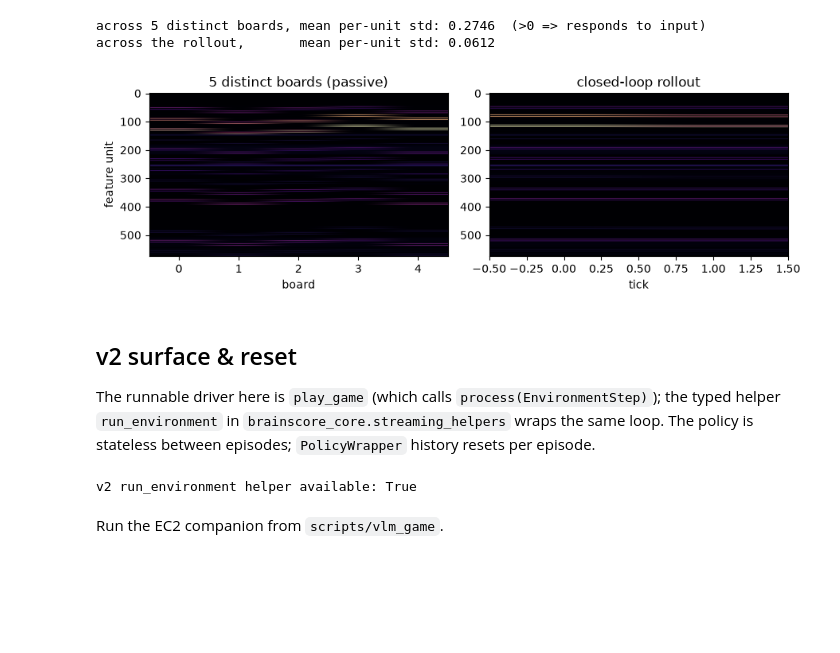
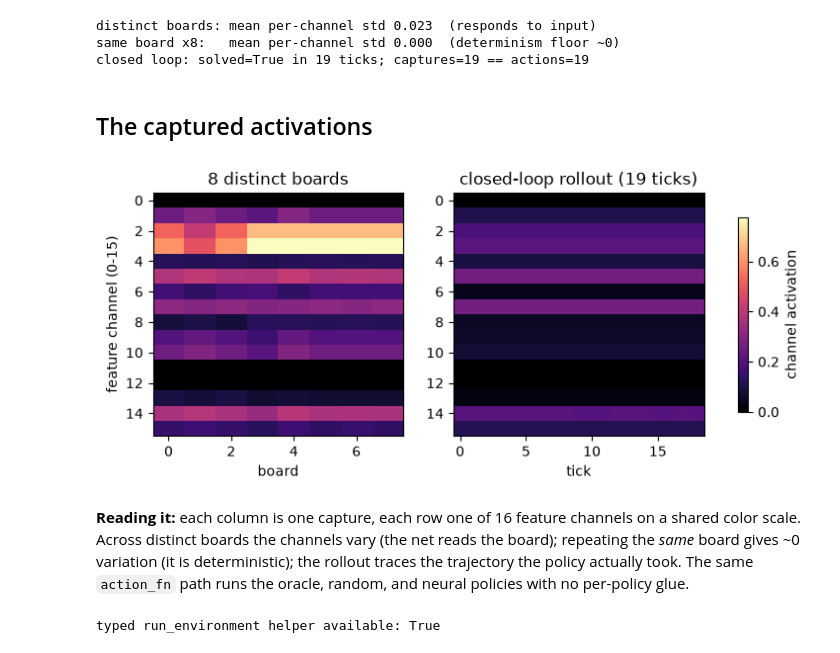
Before and after one commit to KartikP/brainscore-unified, a Jupyter notebook: notebooks/04_embodied_vlm_game.ipynb, the cells around one changed output. Saved outputs shown, nothing was run; the diff lists cells and outputs as text; code cells hidden in the pictures; blank space fills up the shorter version.

Commit message:
Rework notebook 04: disclose escape heuristic, fix 16-channel heatmap, add determinism floor

```diff
--- a/notebooks/04_embodied_vlm_game.ipynb
+++ b/notebooks/04_embodied_vlm_game.ipynb
@@ -130,24 +109,51 @@ Across distinct inputs the activations move (std &gt; 0); across the closed-loop
+# %%
+def chan16(capture):
+    return np.asarray(capture).reshape(16, -1).mean(1)   # (1,16,6,6) -> 16 channel means
+
+# distinct boards
+frames = [GridGameEnv(size=5, seed=s).reset()['frame'] for s in range(8)]
+with ActivationWindow(net, layers=['features']) as distinct:
+    for f in frames:
+        with torch.no_grad(): net(frame_to_tensor(f))
+# same board repeated (determinism floor: should not vary)
+with ActivationWindow(net, layers=['features']) as same:
+    for _ in range(8):
+        with torch.no_grad(): net(frame_to_tensor(frames[0]))
+# a longer closed-loop rollout on a bigger grid
+with ActivationWindow(net, layers=['features']) as loop:
+    result = play_game(mk(neural_escape), GridGameEnv(size=6, seed=3), max_steps=40)
+
+D = np.stack([chan16(c) for c in distinct.by_layer()['features']])
+S = np.stack([chan16(c) for c in same.by_layer()['features']])
+L = np.stack([chan16(c) for c in loop.by_layer()['features']])
+print(f'distinct boards: mean per-channel std {D.std(0).mean():.3f}  (responds to input)')
+print(f'same board x8:   mean per-channel std {S.std(0).mean():.3f}  (determinism floor ~0)')
+print(f'closed loop: solved={result["solved"]} in {result["steps"]} ticks; captures={len(L)} == actions={len(result["actions"])}')
+# %% [output]
+distinct boards: mean per-channel std 0.023  (responds to input)
+same board x8:   mean per-channel std 0.000  (determinism floor ~0)
+closed loop: solved=True in 19 ticks; captures=19 == actions=19
+# %% [markdown]
+## The captured activations
 # %%
-pf = np.stack([c.reshape(-1) for c in passive.by_layer()['features']])   # (5 boards, 16)
-lf = np.stack([c.reshape(-1) for c in loop.by_layer()['features']])      # (ticks, 16)
-print('across 5 distinct boards, mean per-unit std: %.4f  (>0 => responds to input)' % pf.std(0).mean())
-print('across the rollout,       mean per-unit std: %.4f' % lf.std(0).mean())
-fig, ax = plt.subplots(1, 2, figsize=(9, 3))
-ax[0].imshow(pf.T, aspect='auto', cmap='magma'); ax[0].set_title('5 distinct boards (passive)'); ax[0].set_xlabel('board')
-ax[1].imshow(lf.T, aspect='auto', cmap='magma'); ax[1].set_title('closed-loop rollout'); ax[1].set_xlabel('tick')
-ax[0].set_ylabel('feature unit'); plt.tight_layout(); plt.show()
+vmax = float(max(D.max(), L.max())); vmin = float(min(D.min(), L.min()))
+fig, ax = plt.subplots(1, 2, figsize=(9, 3.2))
+im = ax[0].imshow(D.T, aspect='auto', cmap='magma', vmin=vmin, vmax=vmax)
+ax[0].set_title('8 distinct boards'); ax[0].set_xlabel('board'); ax[0].set_ylabel('feature channel (0-15)')
+ax[1].imshow(L.T, aspect='auto', cmap='magma', vmin=vmin, vmax=vmax)
+ax[1].set_title(f'closed-loop rollout ({len(L)} ticks)'); ax[1].set_xlabel('tick')
+fig.colorbar(im, ax=ax, shrink=0.8, label='channel activation')
+plt.show()
 # %% [output]
-across 5 distinct boards, mean per-unit std: 0.2746  (>0 => responds to input)
-across the rollout,       mean per-unit std: 0.0612
-[figure, old version]
+[figure, new version]
-# %% [markdown]
-## v2 surface & reset
-
-The runnable driver here is `play_game` (which calls `process(EnvironmentStep)`); the typed helper `run_environment` in `brainscore_core.streaming_helpers` wraps the same loop. The policy is stateless between episodes; `PolicyWrapper` history resets per episode.
+# %% [markdown]
+**Reading it:** each column is one capture, each row one of 16 feature channels
+on a shared color scale. Across distinct boards the channels vary (the net reads
+the board); repeating the *same* board gives ~0 variation (it is deterministic);
+the rollout traces the trajectory the policy actually took. The same `action_fn`
+path runs the oracle, random, and neural policies with no per-policy glue.
 # %%
 from brainscore_core import streaming_helpers
-print('v2 run_environment helper available:', hasattr(streaming_helpers, 'run_environment'))
+print('typed run_environment helper available:', hasattr(streaming_helpers, 'run_environment'))
 # %% [output]
-v2 run_environment helper available: True
+typed run_environment helper available: True
-# %% [markdown]
-Run the EC2 companion from `scripts/vlm_game`.
```
Also changed, not shown: parts of 15 cells of this notebook.
